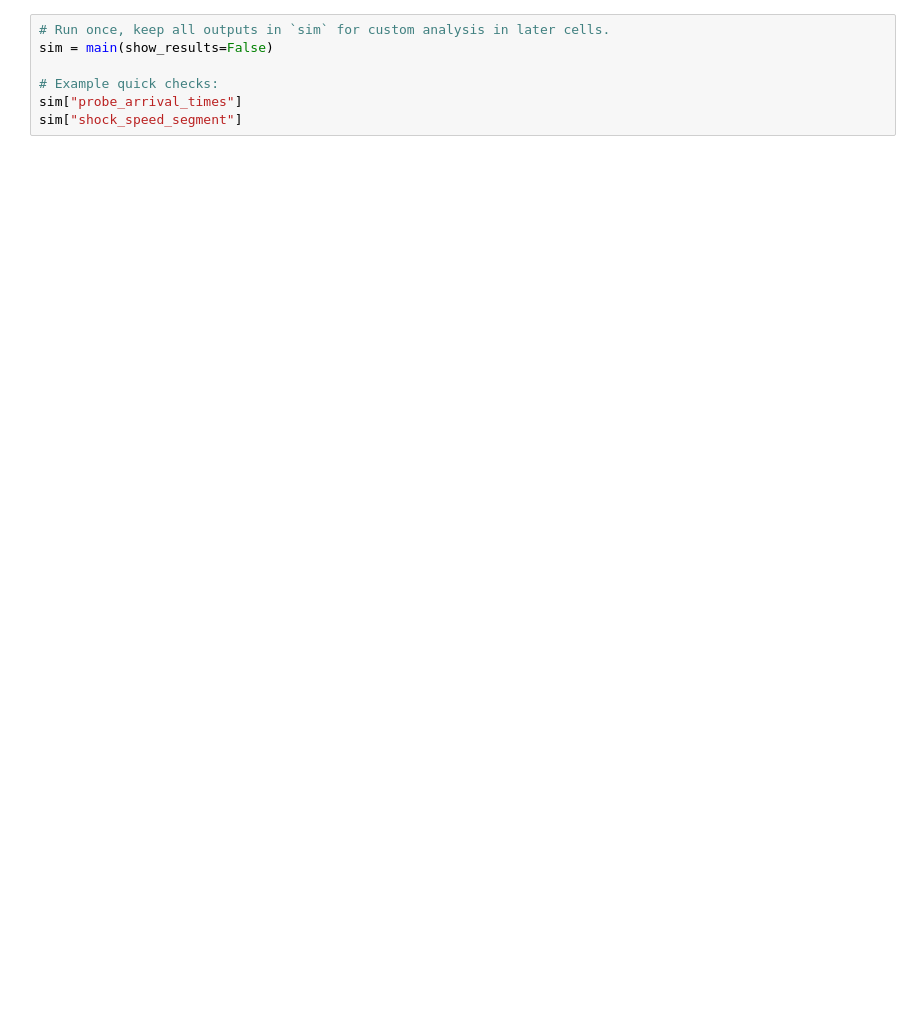
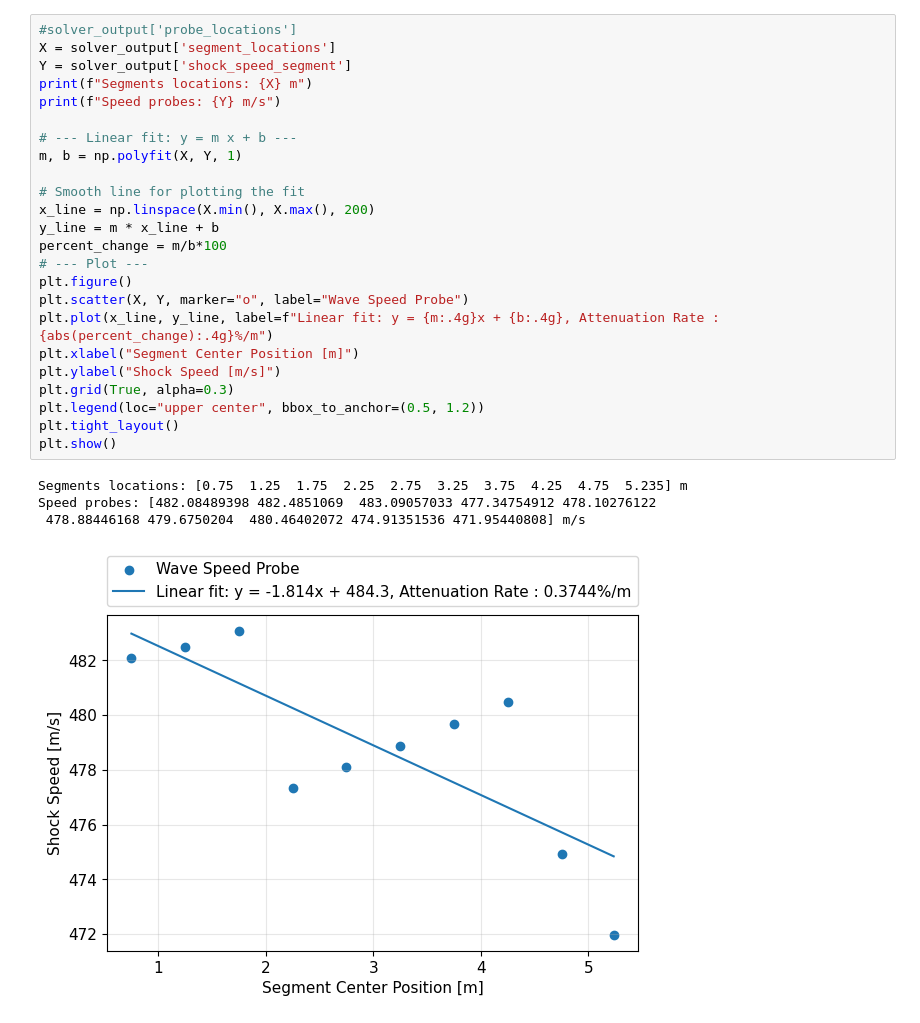
Before and after one commit to krainrpmt/StanShock_0.1.1_NIMT, a Jupyter notebook: examples/validation/SOD + BL Simulation.ipynb, the cells around one changed output. Saved outputs shown, nothing was run; the diff lists cells and outputs as text; blank space fills up the shorter version.

```diff
--- a/examples/validation/SOD + BL Simulation.ipynb
+++ b/examples/validation/SOD + BL Simulation.ipynb
@@ -415,7 +430,29 @@ Mach attenuation dM_s/dx [1/m]: -0.004210
 # %%
-# Run once, keep all outputs in `sim` for custom analysis in later cells.
-sim = main(show_results=False)
+#solver_output['probe_locations']
+X = solver_output['segment_locations']
+Y = solver_output['shock_speed_segment']
+print(f"Segments locations: {X} m")
+print(f"Speed probes: {Y} m/s")
 
-# Example quick checks:
-sim["probe_arrival_times"]
-sim["shock_speed_segment"]
+# --- Linear fit: y = m x + b ---
+m, b = np.polyfit(X, Y, 1)
+
+# Smooth line for plotting the fit
+x_line = np.linspace(X.min(), X.max(), 200)
+y_line = m * x_line + b
+percent_change = m/b*100
+# --- Plot ---
+plt.figure()
+plt.scatter(X, Y, marker="o", label="Wave Speed Probe")
+plt.plot(x_line, y_line, label=f"Linear fit: y = {m:.4g}x + {b:.4g}, Attenuation Rate : {abs(percent_change):.4g}%/m")
+plt.xlabel("Segment Center Position [m]")
+plt.ylabel("Shock Speed [m/s]")
+plt.grid(True, alpha=0.3)
+plt.legend(loc="upper center", bbox_to_anchor=(0.5, 1.2))
+plt.tight_layout()
+plt.show()
+# %% [output]
+Segments locations: [0.75  1.25  1.75  2.25  2.75  3.25  3.75  4.25  4.75  5.235] m
+Speed probes: [482.08489398 482.4851069  483.09057033 477.34754912 478.10276122
+ 478.88446168 479.6750204  480.46402072 474.91351536 471.95440808] m/s
+[figure, added]
```
Also changed, not shown: parts of 1 cell of this notebook.
